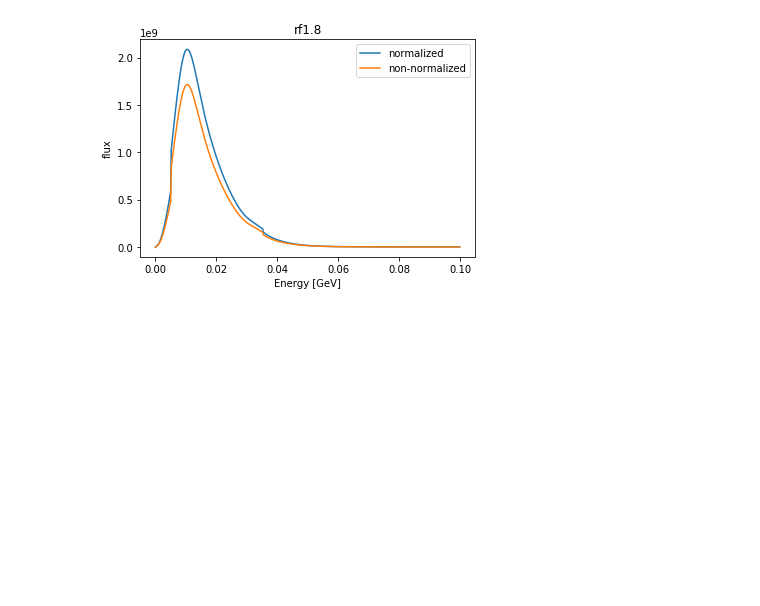
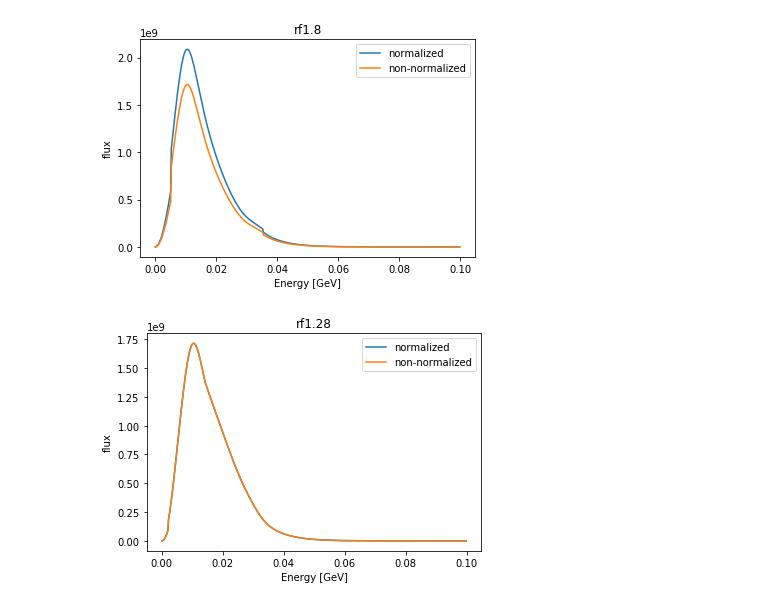
Before and after one commit to yuntsebaryon/SNOwGLoBESPlot, a Jupyter notebook: flux_normalization.ipynb, the cells around one changed output. Saved outputs shown, nothing was run; the diff lists cells and outputs as text; code cells hidden in the pictures; blank space fills up the shorter version.

```diff
--- a/flux_normalization.ipynb
+++ b/flux_normalization.ipynb
@@ -2,3 +2,8 @@
 # import necessary package
 import numpy as np
 import matplotlib.pyplot as plt
+# %%
+# set up a few variables
+inDir = '/Users/yuntse/data/supernova/flux/rf5.78'
+outDir = '/Users/yuntse/data/supernova/flux/rf5.78_normalize'
+fFactor = inDir + '/iinterpolation-data.txt'
@@ -89,0 +118,15 @@ plt.show()
+# %%
+# Sanity check
+flux2 = np.loadtxt(inDir + '/rf1.28.dat')
+norm_sn_flux2 = np.loadtxt(outDir + '/rf1.28_normalized.dat')
+# %%
+# Plot the result, the two curves here should be identical since one is a copy of the other
+plt.plot(flux2[:,0], norm_sn_flux2[:,1], label = 'normalized')
+plt.plot(flux2[:,0], flux2[:,1], label = 'non-normalized')
+plt.xlabel('Energy [GeV]')
+plt.ylabel('flux')
+plt.title('rf1.28')
+plt.legend()
+plt.show()
+# %% [output]
+[figure, added]
```
Also changed, not shown: parts of 7 cells of this notebook.
